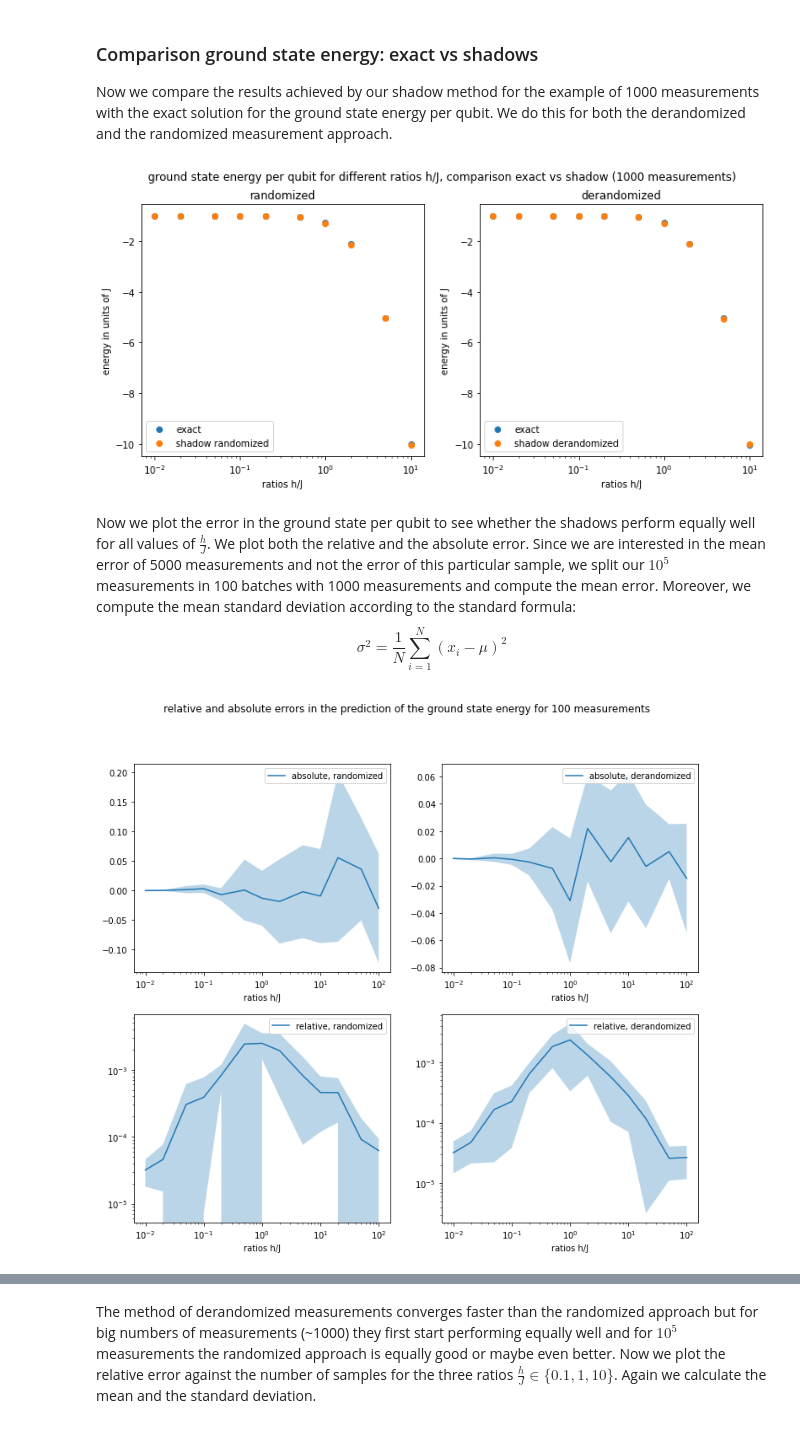
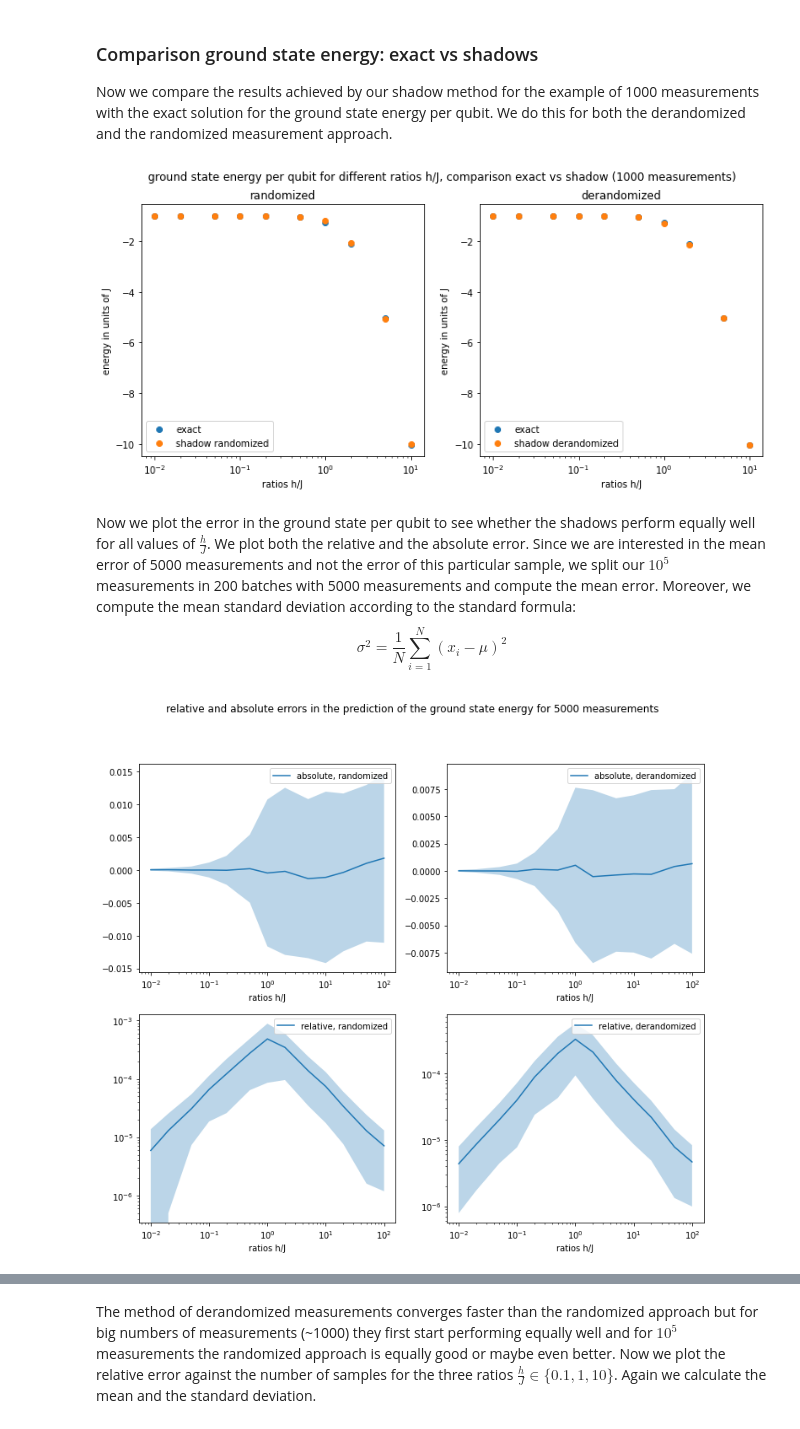
Before and after one commit to LennartBuerger/classical-shadows-for-1d-TFIM-energy-estimation, a Jupyter notebook: display_data/shadow_performance_analysis.ipynb, the cells around one changed output, grey strips where cells are left out. Saved outputs shown, nothing was run; the diff lists cells and outputs as text; code cells hidden in the pictures.

```diff
--- a/display_data/shadow_performance_analysis.ipynb
+++ b/display_data/shadow_performance_analysis.ipynb
@@ -111,3 +70,16 @@ def conversion_to_prediction_shadow_dict_shape(measurement_procedure, measuremen
+# %%
+# this function converts the stored measurement outcomes to the correct shape needed for the shadow prediction
+def conversion_to_prediction_shadow_dict_shape(measurement_procedure, measurement_index, qubit_num):
+    to_str_func = np.vectorize(lambda x: np.binary_repr(x).zfill(qubit_num))
+    strs = to_str_func(measurement_index)
+    dirac_rep = np.zeros(list(measurement_index.shape) + [qubit_num], dtype=np.int8)
+    for bit_ix in range(0, qubit_num):
+        fetch_bit_func = np.vectorize(lambda x: x[bit_ix] == '1')
+        dirac_rep[...,bit_ix] = fetch_bit_func(strs).astype("int8")
+    measurement_array = np.where(dirac_rep == 1, -1, dirac_rep)
+    measurement_array = np.where(dirac_rep == 0, 1, measurement_array)
+    measurement = np.dstack((measurement_procedure, np.array(measurement_array, dtype=int)))
+    return measurement
 # %%
 qubit_num = 14
 num_of_measurements = 1000
@@ -124,9 +96,10 @@ for i in range(0, 2):
                               str(ratios_h_j[j])+'_qubit_num_'+str(qubit_num)+'_method_'+measurement_methods[i]+'.npy')
         save_direc_index = Path('data/shadow_measurements/measurement_index_ratio_'+\
                               str(ratios_h_j[j])+'_qubit_num_'+str(qubit_num)+'_method_'+measurement_methods[i]+'.npy')
-        measurement_procedure = np.load(save_direc_procedure, allow_pickle='TRUE')
-        measurement_index = np.load(save_direc_index, allow_pickle='TRUE')
-        measurements = conversion_to_prediction_shadow_dict_shape(measurement_procedure, measurement_index, qubit_num)[0:num_of_measurements]
+        measurement_procedure = np.lib.format.open_memmap(save_direc_procedure, dtype=np.str_, mode='r')
+        measurement_index = np.lib.format.open_memmap(save_direc_index, dtype=np.int32, mode='r')
+        measurements = conversion_to_prediction_shadow_dict_shape(measurement_procedure[0:num_of_measurements,:],
+                                                                  measurement_index[0:num_of_measurements], qubit_num)
         energy_shadow[j] = TfimHamiltonianOpenFermion(qubit_num, ratios_h_j[j],
                                              1, 'periodic').energy_shadow(None, num_of_measurements, measurement_methods[i], measurements)
         energy_brute[j] = energy_dict[str(1)]['periodic'][str(qubit_num)][str(ratios_h_j[j])][0]
@@ -137,57 +110,58 @@ for i in range(0, 2):
     axs[i].set_title(measurement_methods[i])
     axs[i].legend()
 # %% [output]
-[figure, old version]
+[figure, new version]
 # %% [markdown]
 Now we plot the error in the ground state per qubit to see whether the shadows perform equally well for all values of
 $\frac{h}{J}$. We plot both the relative and the absolute error. Since we are interested
 in the mean error of 5000 measurements and not the error of this particular sample, we
-split our $10^5$ measurements in 100 batches with 1000 measurements and compute the mean
+split our $10^5$ measurements in 200 batches with 5000 measurements and compute the mean
 error. Moreover, we compute the mean standard deviation according to the standard
 formula:
 \begin{equation}
 \sigma^2 = \frac{1}{N} \sum_{i=1}^N (x_i - \mu)^2
 \end{equation}
 # %%
-num_of_measurements = 100
-batches = 10
+num_of_measurements = 5000
+batches = 200
 error_types = ['absolute', 'relative']
 measurement_methods = ['randomized', 'derandomized']
 fig, axs = plt.subplots(2, 2)
 fig.set_figheight(10)
 fig.set_figwidth(12)
 fig.suptitle('relative and absolute errors in the prediction of the ground state energy for ' + str(num_of_measurements) + ' measurements')
 
 for i in range(0,2):
     for j in range(0,2):
         error = np.zeros((batches, np.size(ratios_h_j)))
         for b in range(0, batches):
-            energy_shadow = np.zeros(np.size(ratios_h_j))
             for k in range(0, np.size(ratios_h_j)):
+                energy_brute = energy_dict[str(1)]['periodic'][str(qubit_num)][str(ratios_h_j[k])][0]
                 save_direc_procedure = Path('data/shadow_measurements/measurement_procedure_ratio_'+\
                               str(ratios_h_j[k])+'_qubit_num_'+str(qubit_num)+'_method_'+measurement_methods[j]+'.npy')
                 save_direc_index = Path('data/shadow_measurements/measurement_index_ratio_'+\
                               str(ratios_h_j[k])+'_qubit_num_'+str(qubit_num)+'_method_'+measurement_methods[j]+'.npy')
-                measurement_procedure = np.load(save_direc_procedure, allow_pickle='TRUE')
-                measurement_index = np.load(save_direc_index, allow_pickle='TRUE')
-                measurements = conversion_to_prediction_shadow_dict_shape(measurement_procedure, measurement_index, qubit_num)[b*num_of_measurements:(b+1)*num_of_measurements]
-                energy_shadow[k] = TfimHamiltonianOpenFermion(qubit_num, ratios_h_j[k],
+                measurement_procedure = np.lib.format.open_memmap(save_direc_procedure, dtype=np.str_, mode='r')
+                measurement_index = np.lib.format.open_memmap(save_direc_index, dtype=np.int32, mode='r')
+                measurements = conversion_to_prediction_shadow_dict_shape(measurement_procedure[b*num_of_measurements:(b+1)*num_of_measurements,:],
+                                                                          measurement_index[b*num_of_measurements:(b+1)*num_of_measurements], qubit_num)
+                energy_shadow = TfimHamiltonianOpenFermion(qubit_num, ratios_h_j[k],
                                                  1, 'periodic').energy_shadow(None, num_of_measurements, measurement_methods[j], measurements)
-            if error_types[i] == 'absolute':
-                error[b,:] = (energy_shadow - energy_brute) / qubit_num
-            if error_types[i] == 'relative':
-                error[b,:] = np.abs(energy_brute - energy_shadow) / qubit_num / np.abs(energy_brute)
+                if error_types[i] == 'absolute':
+                    error[b,k] = (energy_shadow - energy_brute) / qubit_num
+                if error_types[i] == 'relative':
+                    error[b,k] = np.abs(energy_brute - energy_shadow) / qubit_num / np.abs(energy_brute)
         error_mean = np.mean(error, axis = 0)
         error_std = np.std(error, axis = 0)
         axs[i, j].errorbar(ratios_h_j, error_mean, label = error_types[i] + ', ' + measurement_methods[j])
         axs[i, j].fill_between(ratios_h_j, error_mean - error_std, error_mean + error_std, alpha = 0.3)
         if error_types[i] == 'absolute':
             axs[i, j].set(xscale='log', xlabel='ratios h/J')
         if error_types[i] == 'relative':
             axs[i, j].set(xscale='log', yscale = 'log', xlabel='ratios h/J')
         axs[i, j].legend()
 # %% [output]
-[figure, old version]
+[figure, new version]
 # %% [markdown]
 One can see that the accuracy is lowest in the region $\frac{h}{J} = 1$.
 
```
Also changed, not shown: parts of 12 cells of this notebook, 4 other files.
